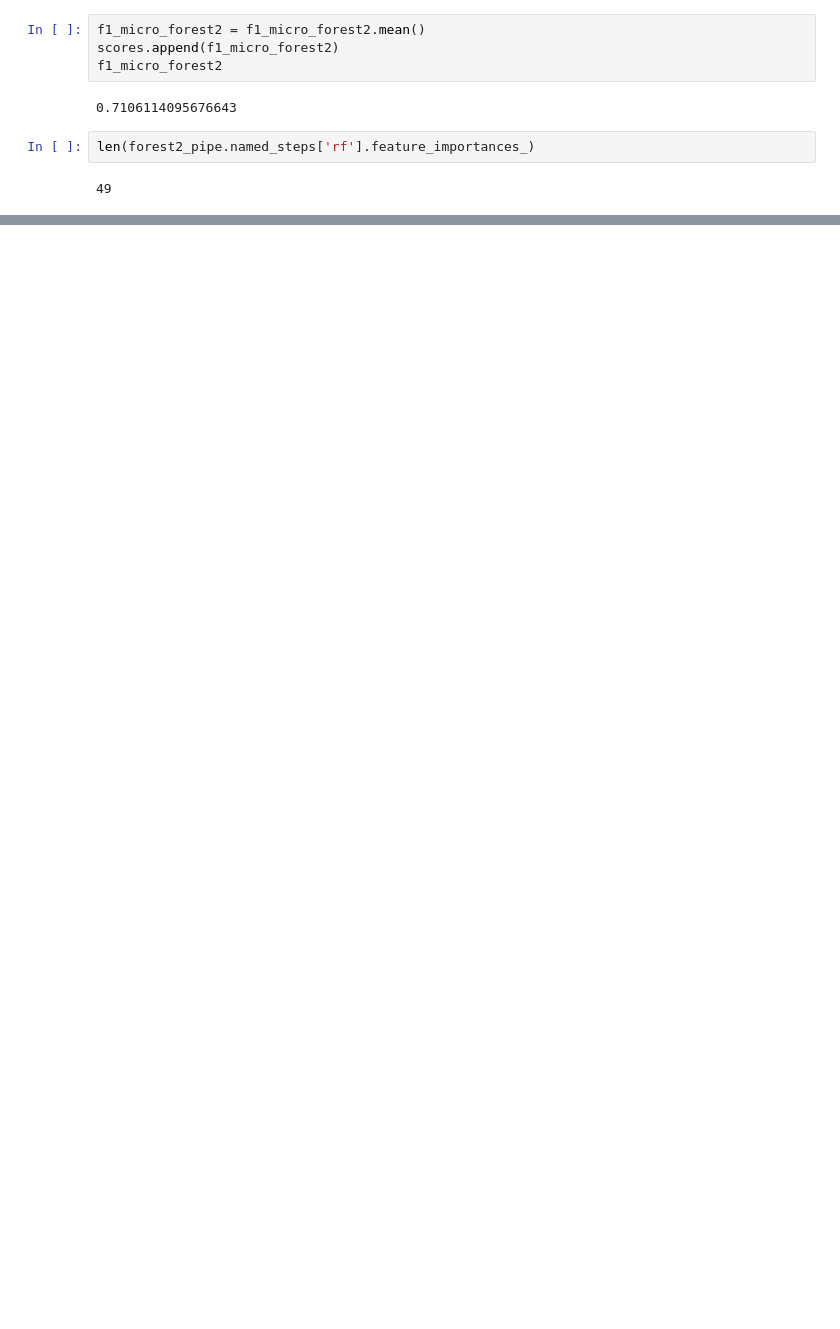
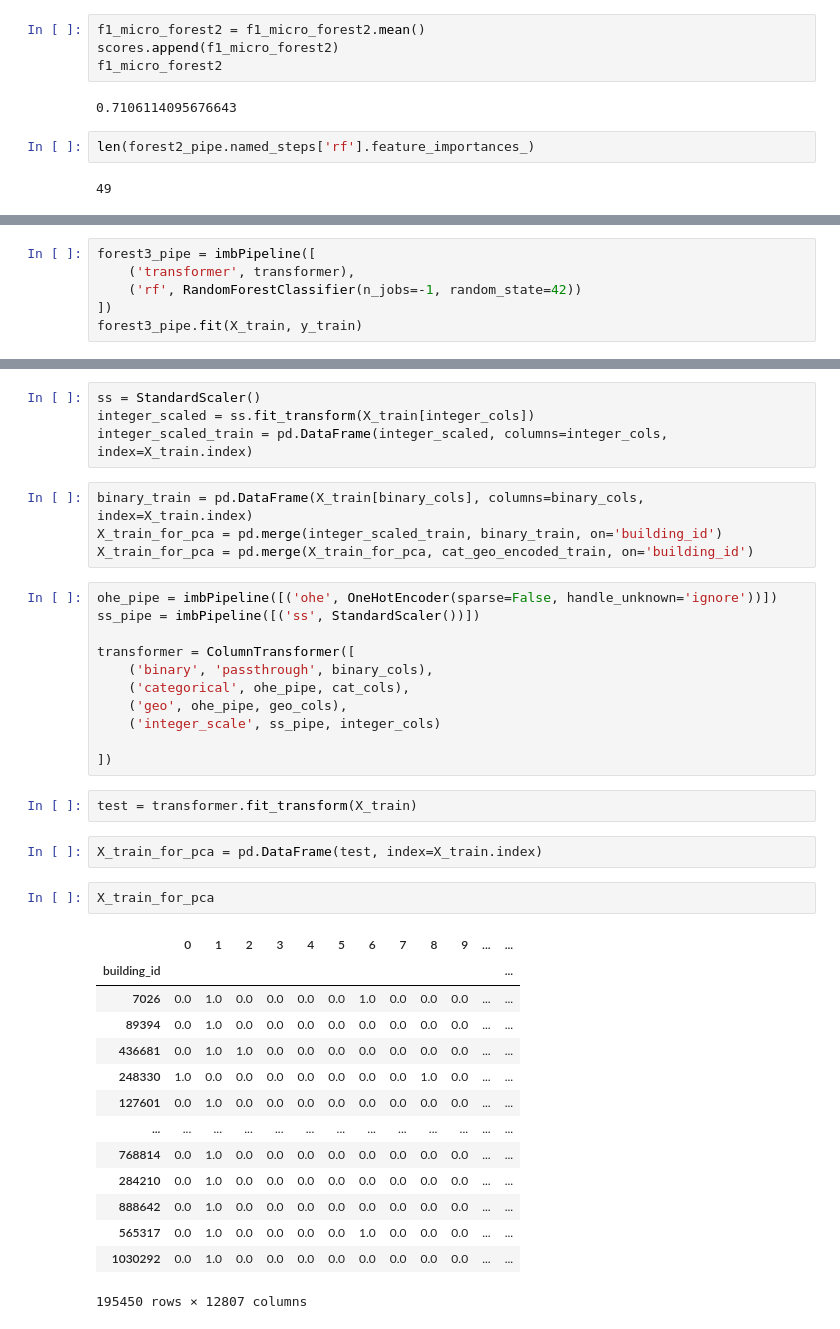
Before and after one commit to fivearm/Capstone_Repo, a Jupyter notebook: Begin_modeling.ipynb, the cells around one changed output, grey strips where cells are left out. Drawn from its saved outputs; the diff is of its cells as text; blank space fills up the shorter version.

```diff
--- a/Begin_modeling.ipynb
+++ b/Begin_modeling.ipynb
@@ -287,0 +371,6 @@ for name, score, time in zip(names, scores, times):
+# %%
+forest3_pipe = imbPipeline([
+    ('transformer', transformer),
+    ('rf', RandomForestClassifier(n_jobs=-1, random_state=42))
+])
+forest3_pipe.fit(X_train, y_train)
@@ -287,0 +435,40 @@ for name, score, time in zip(names, scores, times):
+# %%
+ss = StandardScaler()
+integer_scaled = ss.fit_transform(X_train[integer_cols])
+integer_scaled_train = pd.DataFrame(integer_scaled, columns=integer_cols, index=X_train.index)
+# %%
+binary_train = pd.DataFrame(X_train[binary_cols], columns=binary_cols, index=X_train.index)
+X_train_for_pca = pd.merge(integer_scaled_train, binary_train, on='building_id')
+X_train_for_pca = pd.merge(X_train_for_pca, cat_geo_encoded_train, on='building_id')
+# %%
+ohe_pipe = imbPipeline([('ohe', OneHotEncoder(sparse=False, handle_unknown='ignore'))])
+ss_pipe = imbPipeline([('ss', StandardScaler())])
+
+transformer = ColumnTransformer([
+    ('binary', 'passthrough', binary_cols),
+    ('categorical', ohe_pipe, cat_cols),
+    ('geo', ohe_pipe, geo_cols),
+    ('integer_scale', ss_pipe, integer_cols)
+
+])
+# %%
+test = transformer.fit_transform(X_train)
+# %%
+X_train_for_pca = pd.DataFrame(test, index=X_train.index)
+# %%
+X_train_for_pca
+# %% [output]
+|  | 0 | 1 | 2 | 3 | 4 | 5 | 6 | 7 | 8 | 9 | ... | ... |
+| building_id |  |  |  |  |  |  |  |  |  |  |  | ... |
+| 7026 | 0.0 | 1.0 | 0.0 | 0.0 | 0.0 | 0.0 | 1.0 | 0.0 | 0.0 | 0.0 | ... | ... |
+| 89394 | 0.0 | 1.0 | 0.0 | 0.0 | 0.0 | 0.0 | 0.0 | 0.0 | 0.0 | 0.0 | ... | ... |
+| 436681 | 0.0 | 1.0 | 1.0 | 0.0 | 0.0 | 0.0 | 0.0 | 0.0 | 0.0 | 0.0 | ... | ... |
+| 248330 | 1.0 | 0.0 | 0.0 | 0.0 | 0.0 | 0.0 | 0.0 | 0.0 | 1.0 | 0.0 | ... | ... |
+| 127601 | 0.0 | 1.0 | 0.0 | 0.0 | 0.0 | 0.0 | 0.0 | 0.0 | 0.0 | 0.0 | ... | ... |
+| ... | ... | ... | ... | ... | ... | ... | ... | ... | ... | ... | ... | ... |
+| 768814 | 0.0 | 1.0 | 0.0 | 0.0 | 0.0 | 0.0 | 0.0 | 0.0 | 0.0 | 0.0 | ... | ... |
+| 284210 | 0.0 | 1.0 | 0.0 | 0.0 | 0.0 | 0.0 | 0.0 | 0.0 | 0.0 | 0.0 | ... | ... |
+| 888642 | 0.0 | 1.0 | 0.0 | 0.0 | 0.0 | 0.0 | 0.0 | 0.0 | 0.0 | 0.0 | ... | ... |
+| 565317 | 0.0 | 1.0 | 0.0 | 0.0 | 0.0 | 0.0 | 1.0 | 0.0 | 0.0 | 0.0 | ... | ... |
+| 1030292 | 0.0 | 1.0 | 0.0 | 0.0 | 0.0 | 0.0 | 0.0 | 0.0 | 0.0 | 0.0 | ... | ... |
+195450 rows × 12807 columns
```
Also changed, not shown: parts of 27 cells of this notebook.
